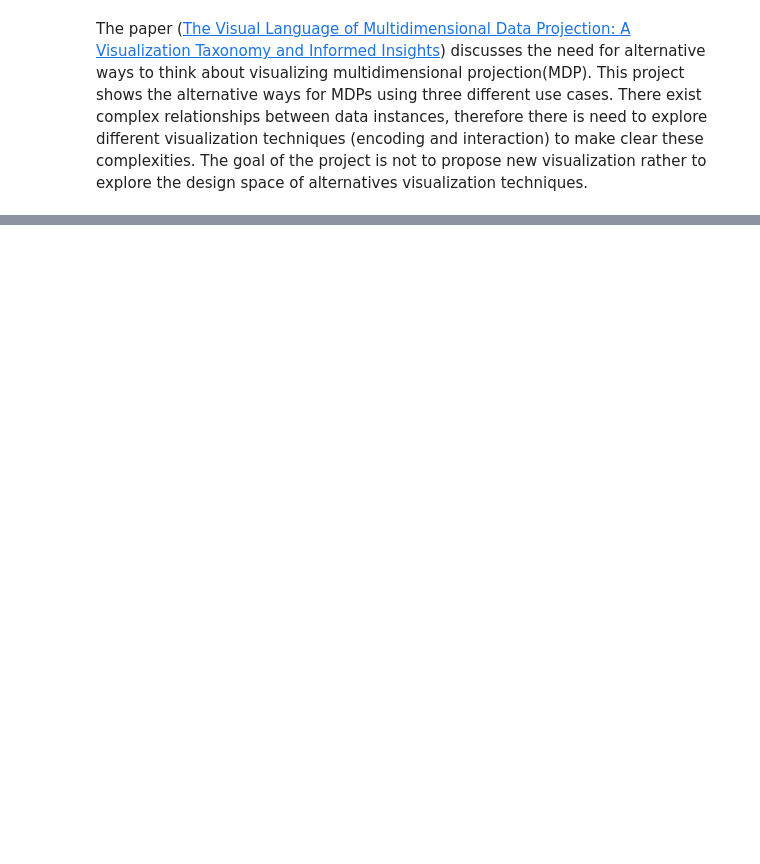
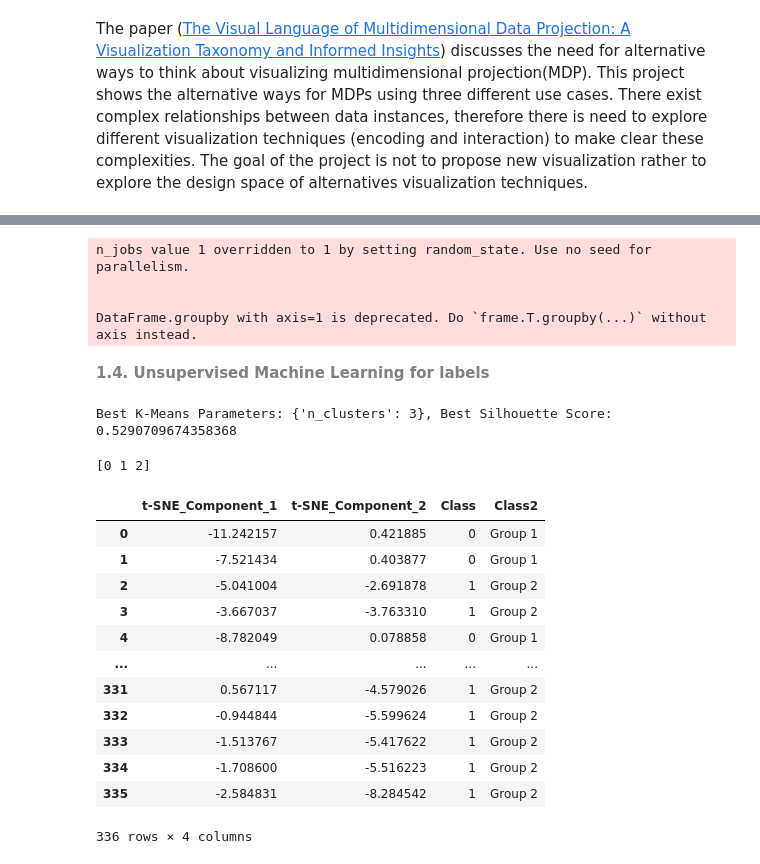
Before and after one commit to nilegoose/FlowMDP, a Jupyter notebook: Use cases/Use_case_2.ipynb, the cells around one changed output, grey strips where cells are left out. Cells and saved outputs as stored; diff of their text form; code cells hidden in the pictures; blank space fills up the shorter version.

```diff
--- a/Use cases/Use_case_2.ipynb
+++ b/Use cases/Use_case_2.ipynb
@@ -735,0 +130,79 @@ If you found the examples in this notebook useful and you have used these altern
+# %%
+from Implementations.dimensionality_reduction import DimensionalityReduction
+from Implementations.dimensionality_reduction import InteractivePlot
+import pandas as pd
+# Initialize DimensionalityReduction class
+dr = DimensionalityReduction(data=df, target_column='')
+# Apply different dimensionality reduction techniques
+pca_df = dr.apply_pca()
+tsne_df = dr.apply_tsne()
+umap_df = dr.apply_umap()
+complete_dataset = pd.concat([pca_df, tsne_df, umap_df], axis=1)
+
+# combine reduced dimension into one
+merged_datasets = complete_dataset[[
+    # "PCA_Component_1", "PCA_Component_2",
+    "t-SNE_Component_1", "t-SNE_Component_2",
+    # "UMAP_Component_1", "UMAP_Component_2"
+]]
+merged_datasets = merged_datasets.groupby(merged_datasets.columns, axis=1).first()
+# merged_datasets['Class2'] = merged_datasets['Class'].replace({"cp": 0, "im": 1, "pp": 2, "imU": 3, "om": 4, "omL": 5, "imL": 6, "imS": 7})
+# merged_datasets['Class2'] = merged_datasets['Class'].replace({0: "Group 1", 1: "Group 2", 2: "Group 3", 3: "Group 4", 4: "Group 5"})
+# %% [output]
+n_jobs value 1 overridden to 1 by setting random_state. Use no seed for parallelism.
+
+
+DataFrame.groupby with axis=1 is deprecated. Do `frame.T.groupby(...)` without axis instead.
+# %% [markdown]
+
+<font size="+2" color="grey"><b>1.4. Unsupervised Machine Learning for labels </b></font><br>
+# %%
+from Implementations.unsupervised import UnsupervisedLearning
+import numpy as np
+
+# Initialize the unsupervised learning class
+unsupervised = UnsupervisedLearning(tsne_df)
+"""
+# Tune K-Means hyperparameters
+param_grid = {'n_clusters': list(range(3, 10))}
+best_params, best_score, df_kmeans = unsupervised.tune_kmeans(param_grid=param_grid, search_method='grid')
+
+# Tune DBSCAN hyperparameters
+param_grid = {
+    'eps': np.linspace(0.1, 1.0, 10),
+    'min_samples': list(range(3, 10))
+}
+best_params, best_score, df_dbscan = unsupervised.tune_dbscan(param_grid=param_grid, search_method='random')
+
+"""
+df_agglomertive = None
+# Tune Agglomerative Clustering hyperparameters
+param_grid = {
+    'n_clusters': list(range(3, 10)),
+    # 'linkage': ['ward', 'complete', 'average', 'single']
+}
+# best_params, best_score, df_agglomertive = unsupervised.tune_agglomerative(param_grid=param_grid, search_method='grid')
+best_params, best_score, df_agglomertive = unsupervised.tune_kmeans(param_grid=param_grid)
+# best_params, best_score, df_agglomertive = unsupervised.tune_agglomerative(param_grid=param_grid, search_method='grid')
+# %% [output]
+Best K-Means Parameters: {'n_clusters': 3}, Best Silhouette Score: 0.5290709674358368
+# %%
+print(df_agglomertive["KMeans_Labels_CV"].unique())
+df_agglomertive.rename(columns={'KMeans_Labels_CV': 'Class'}, inplace=True)
+df_agglomertive['Class2'] = df_agglomertive['Class'].replace({0: 'Group 1', 1: 'Group 2', 2: 'Group 3'})
+df_agglomertive
+# %% [output]
+[0 1 2]
+|  | t-SNE_Component_1 | t-SNE_Component_2 | Class | Class2 |
+| 0 | -11.242157 | 0.421885 | 0 | Group 1 |
+| 1 | -7.521434 | 0.403877 | 0 | Group 1 |
+| 2 | -5.041004 | -2.691878 | 1 | Group 2 |
+| 3 | -3.667037 | -3.763310 | 1 | Group 2 |
+| 4 | -8.782049 | 0.078858 | 0 | Group 1 |
+| ... | ... | ... | ... | ... |
+| 331 | 0.567117 | -4.579026 | 1 | Group 2 |
+| 332 | -0.944844 | -5.599624 | 1 | Group 2 |
+| 333 | -1.513767 | -5.417622 | 1 | Group 2 |
+| 334 | -1.708600 | -5.516223 | 1 | Group 2 |
+| 335 | -2.584831 | -8.284542 | 1 | Group 2 |
+336 rows × 4 columns
```
Also changed, not shown: parts of 74 cells of this notebook, 37 other files.
